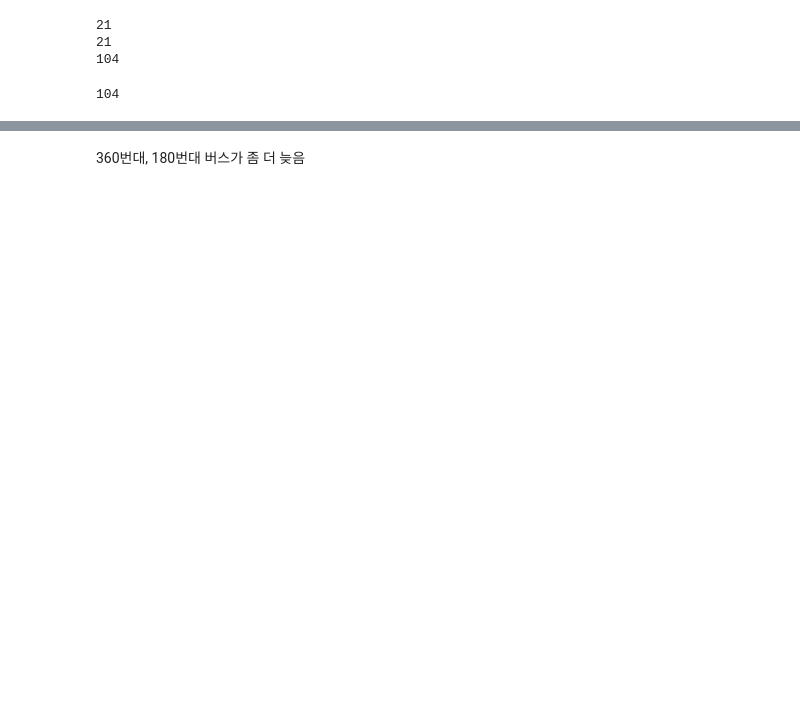
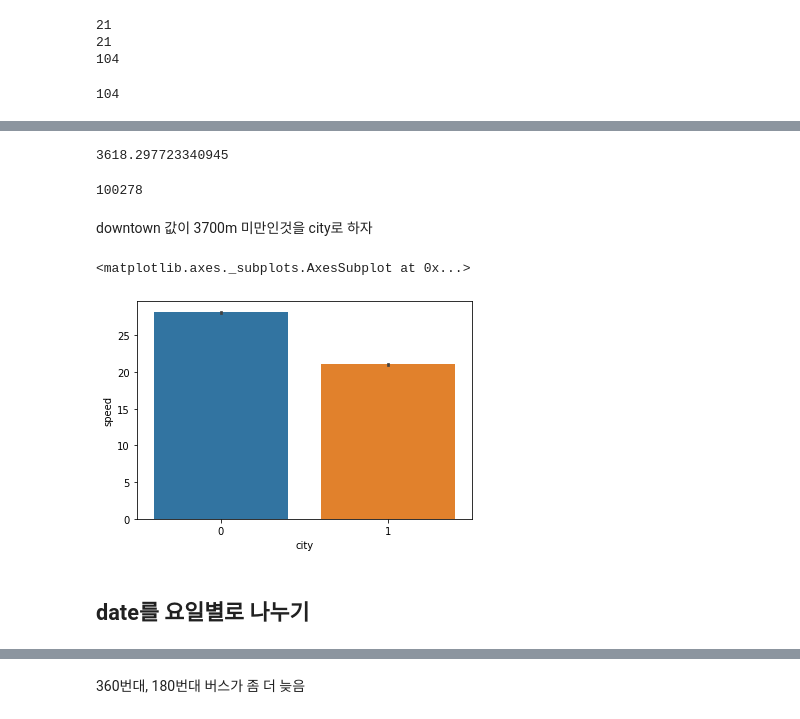
Before and after one commit to pnu-DataAnalysis-study/kosy318, a Jupyter notebook: 1. DACON_버스 운행시간 예측/bus_kosy318.ipynb, the cells around one changed output, grey strips where cells are left out. Drawn from its saved outputs; the diff is of its cells as text; code cells hidden in the pictures; blank space fills up the shorter version.

```diff
--- a/1. DACON_버스 운행시간 예측/bus_kosy318.ipynb
+++ b/1. DACON_버스 운행시간 예측/bus_kosy318.ipynb
@@ -68,0 +177,8 @@ memory usage: 22.5+ MB
+# %%
+cnt = 0
+for i in range(len(train_df)):
+  if train_df.loc[i].speed > outlier_iqr[train_df.loc[i].from_to][1] or train_df.loc[i].speed < outlier_iqr[train_df.loc[i].from_to][0]:
+    train_df = train_df.drop(index = [i])
+    cnt += 1
+
+print(cnt)
@@ -68,0 +187,2 @@ memory usage: 22.5+ MB
+# %%
+train_df.reset_index(drop=True, inplace=True)
@@ -166,0 +213,12 @@ grid.map(sns.barplot, 'route_nm', 'next_arrive_time')
+# %%
+from geopy.distance import geodesic
+
+jeju_si = (33.4996, 126.5312)
+seogwipo_si = (33.2541, 126.5601)
+
+train_df['jeju_si'] =  [geodesic(((train_df['now_latitude'].iloc[i]+train_df['next_latitude'].iloc[i])/2,(train_df['now_longitude'].iloc[i]+train_df['next_longitude'].iloc[i])/2), jeju_si).m for i in range(len(train_df))]
+train_df['seogwipo_si'] = [geodesic(((train_df['now_latitude'].iloc[i]+train_df['next_latitude'].iloc[i])/2,(train_df['now_longitude'].iloc[i]+train_df['next_longitude'].iloc[i])/2), seogwipo_si).m for i in range(len(train_df))]
+
+train_df['downtown'] = [min(train_df['jeju_si'].iloc[i], train_df['seogwipo_si'].iloc[i]) for i in range(len(train_df))]
+
+train_df[['jeju_si', 'seogwipo_si', 'downtown']]
@@ -166,0 +260,16 @@ grid.map(sns.barplot, 'route_nm', 'next_arrive_time')
+# %%
+testing = (33.49724304, 126.453374) # 이호테우 해변을 기준으로...
+print(geodesic(((jeju_si[0]+testing[0])/2, (jeju_si[1]+testing[1])/2), jeju_si).m)
+# %% [output]
+3618.297723340945
+# %%
+print(train_df[train_df['downtown']<3700].id.count())
+# %% [output]
+100278
+# %% [markdown]
+downtown 값이 3700m 미만인것을 city로 하자
+# %%
+train_df['city'] = 0
+for i in range(len(train_df)):
+  if train_df['downtown'].iloc[i] < 3700:
+    train_df['city'].iloc[i] = 1
@@ -166,0 +281,7 @@ grid.map(sns.barplot, 'route_nm', 'next_arrive_time')
+# %%
+sns.barplot(x="city", y="speed", data=train_df)
+# %% [output]
+<matplotlib.axes._subplots.AxesSubplot at 0x...>
+[figure, added]
+# %% [markdown]
+## date를 요일별로 나누기
```
Also changed, not shown: parts of 177 cells of this notebook.
